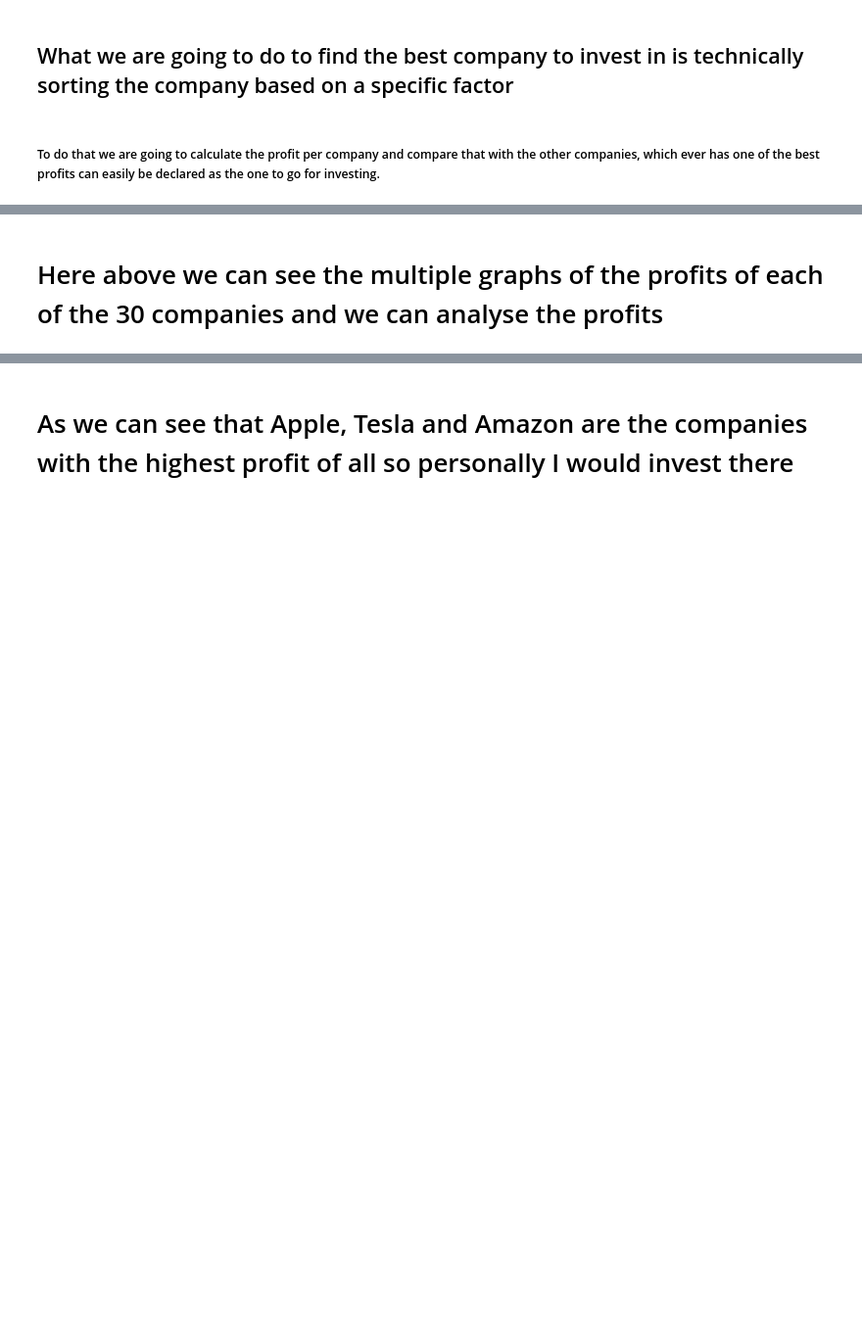
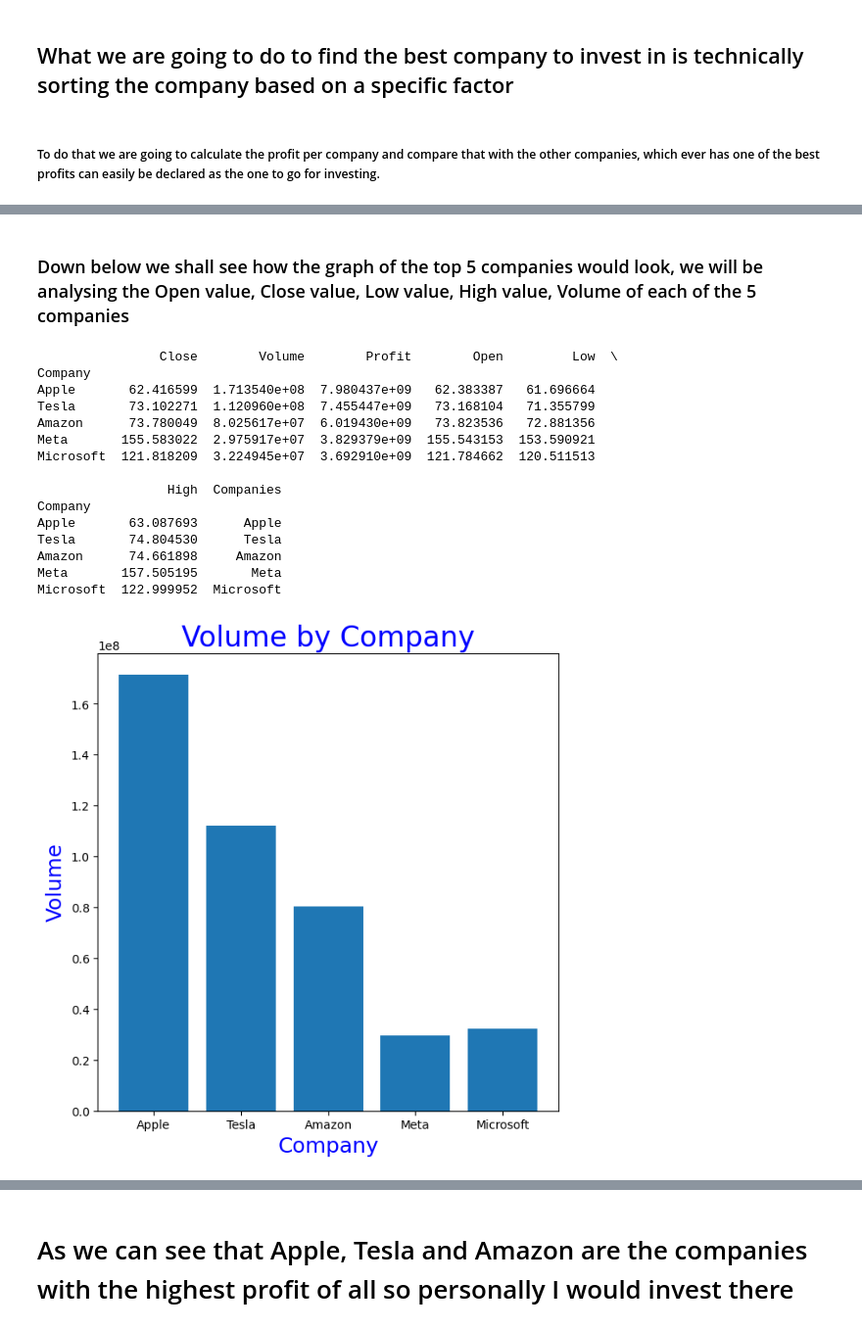
Before and after one commit to ubco-W2022T2-data301/Group35, a Jupyter notebook: analysis/analysis2.ipynb, the cells around one changed output, grey strips where cells are left out. Shown at 98% size. Drawn from its saved outputs; the diff is of its cells as text; code cells hidden in the pictures; blank space fills up the shorter version.

```diff
--- a/analysis/analysis2.ipynb
+++ b/analysis/analysis2.ipynb
@@ -93,2 +57,65 @@ dtype: object
-# %% [markdown]
-# Here above we can see the multiple graphs of the profits of each of the 30 companies and we can analyse the profits
+# %% [markdown]
+### Down below we shall see how the graph of the top 5 companies would look, we will be analysing the Open value, Close value, Low value, High value, Volume of each of the 5 companies
+# %%
+import matplotlib.pyplot as plt
+gg['Companies'] = gg.index
+gg.sort_values(by=['Profit'],ascending = False, inplace = True) # This sorts the list of companies based on their profits
+print(gg.head(5))   # this step helps us see the top 5 companies with the highest profit
+
+# Creating a bar plot of the volume of the top 5 companies
+gg = gg.head(5)
+plt.figure(figsize=(7,7))
+plt.xlabel('Company', fontsize=18, color='blue')
+plt.ylabel('Volume', fontsize=18, color='blue')
+plt.title('Volume by Company', fontsize=24, color='blue')
+plt.bar(gg['Companies'], gg['Volume'])
+plt.show()
+
+# Creating a bar plot of the opening value of the top 5 companies
+plt.figure(figsize=(7,7))
+plt.xlabel('Company', fontsize=18, color='blue')
+plt.ylabel('Open', fontsize=18, color='blue')
+plt.title('Opening value of the Companies', fontsize=24, color='blue')
+plt.bar(gg['Companies'], gg['Open'])
+plt.show()
+
+# Creating a bar plot of the closing value of the top 5 companies
+plt.figure(figsize=(7,7))
+plt.xlabel('Company', fontsize=18, color='blue')
+plt.ylabel('Close', fontsize=18, color='blue')
+plt.title('Closing value of the Companies', fontsize=24, color='blue')
+plt.bar(gg['Companies'], gg['Close'])
+plt.show()
+
+# Creating a bar plot of the low value of the top 5 companies
+plt.figure(figsize=(7,7))
+plt.xlabel('Company', fontsize=18, color='blue')
+plt.ylabel('Low', fontsize=18, color='blue')
+plt.title('Low value of the Companies', fontsize=24, color='blue')
+plt.bar(gg['Companies'], gg['Low'])
+plt.show()
+
+# Creating a bar plot of the high value of the top 5 companies
+plt.figure(figsize=(7,7))
+plt.xlabel('Company', fontsize=18, color='blue')
+plt.ylabel('High', fontsize=18, color='blue')
+plt.title('High value of the Companies', fontsize=24, color='blue')
+plt.bar(gg['Companies'], gg['High'])
+plt.show()
+# %% [output]
+                Close        Volume        Profit        Open         Low  \
+Company
+Apple       62.416599  1.713540e+08  7.980437e+09   62.383387   61.696664
+Tesla       73.102271  1.120960e+08  7.455447e+09   73.168104   71.355799
+Amazon      73.780049  8.025617e+07  6.019430e+09   73.823536   72.881356
+Meta       155.583022  2.975917e+07  3.829379e+09  155.543153  153.590921
+Microsoft  121.818209  3.224945e+07  3.692910e+09  121.784662  120.511513
+
+                 High  Companies
+Company
+Apple       63.087693      Apple
+Tesla       74.804530      Tesla
+Amazon      74.661898     Amazon
+Meta       157.505195       Meta
+Microsoft  122.999952  Microsoft
+[figure, added]
```
Also changed, not shown: parts of 5 cells of this notebook, 1 other file.
